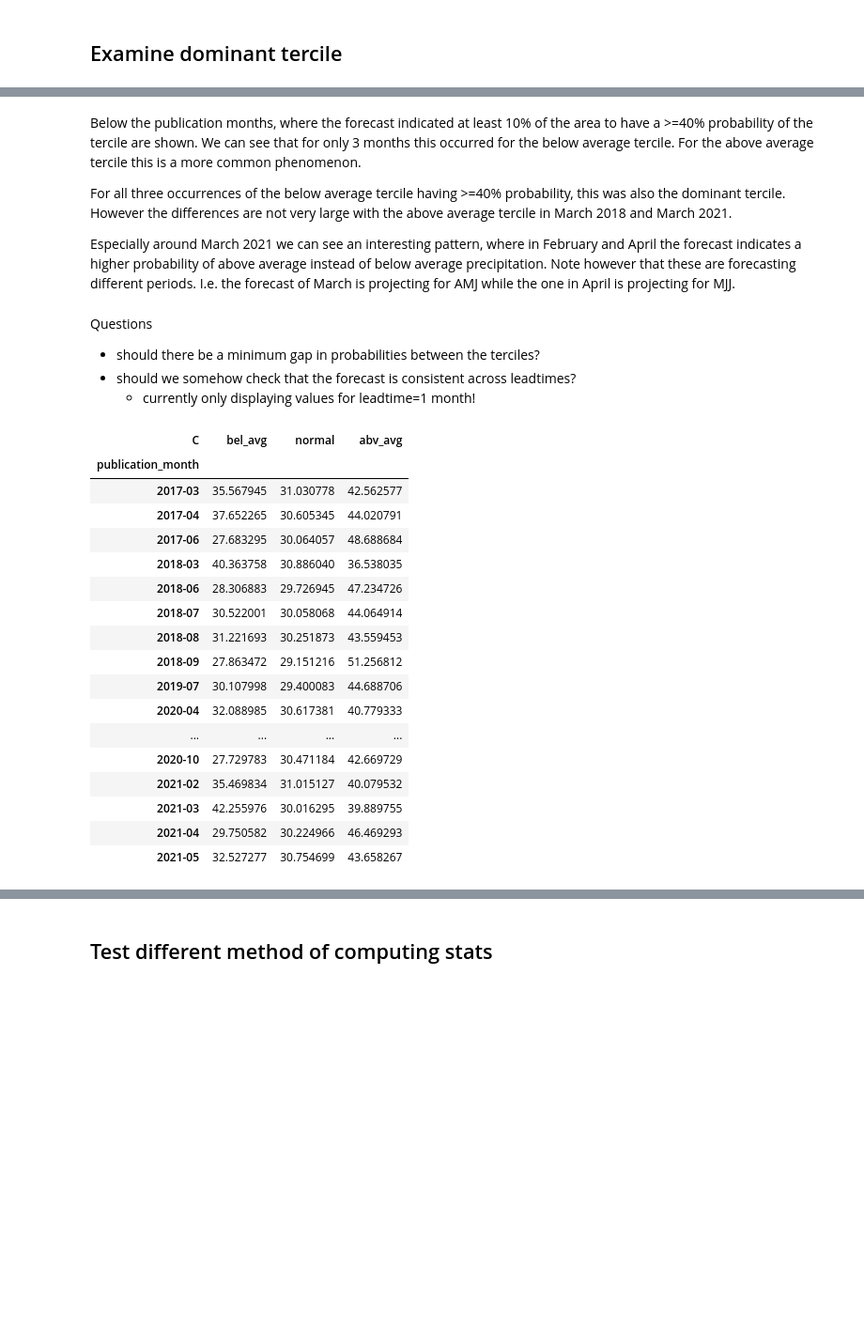
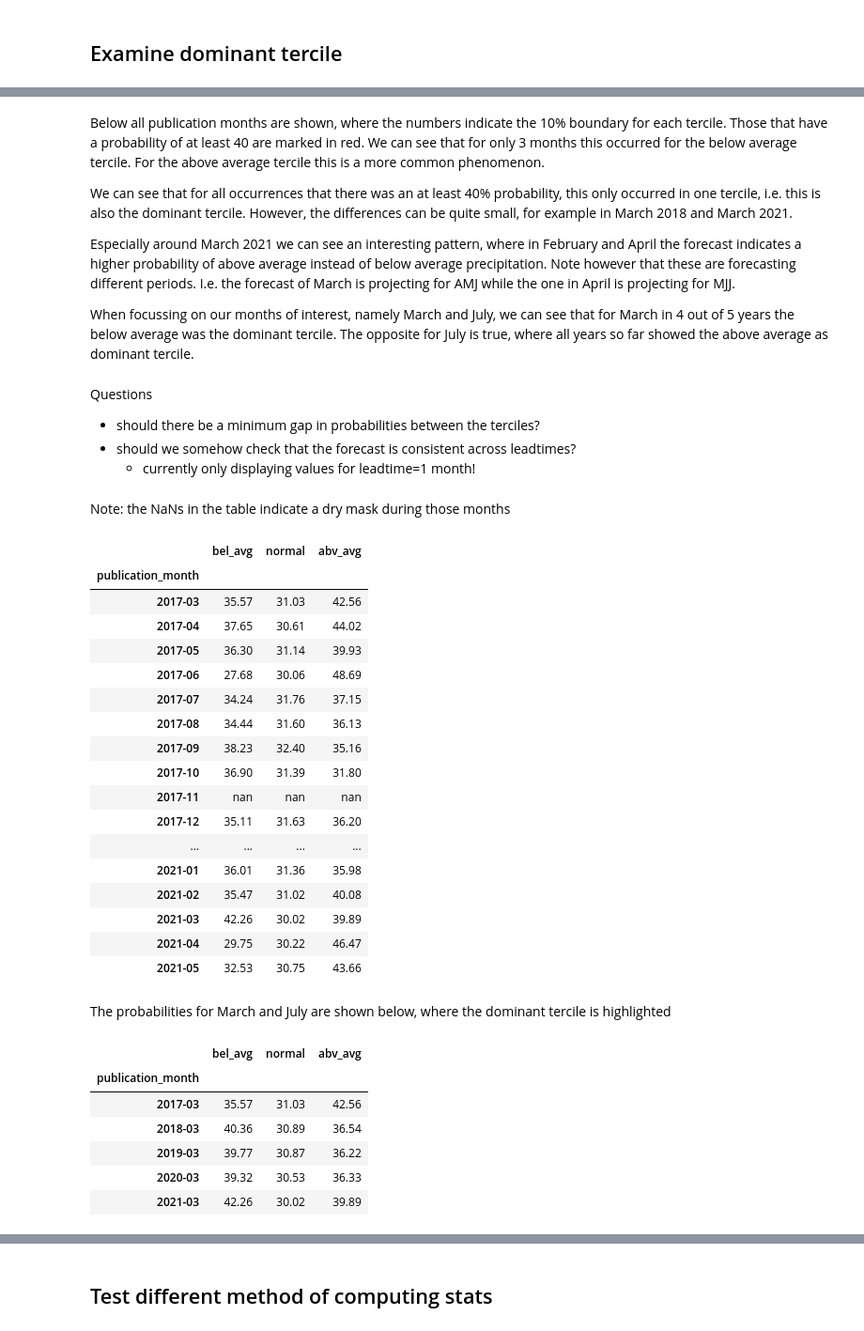
Before and after one commit to OCHA-DAP/pa-anticipatory-action, a Jupyter notebook: analyses/bfa/notebooks/_build/jupyter_execute/bfa_seas_bavg_iriforecast.ipynb, the cells around one changed output, grey strips where cells are left out. Shown at 94% size. Saved outputs shown, nothing was run; the diff lists cells and outputs as text; code cells hidden in the pictures; blank space fills up the shorter version.

```diff
--- a/analyses/bfa/notebooks/_build/jupyter_execute/bfa_seas_bavg_iriforecast.ipynb
+++ b/analyses/bfa/notebooks/_build/jupyter_execute/bfa_seas_bavg_iriforecast.ipynb
@@ -386,14 +390,18 @@ Since we are working with aggregation we have to determine what method we use to
 # %%
 stats_region["publication_month"]=stats_region["F"].dt.to_period("M")
 stats_region_10perc=stats_region.pivot(index=['publication_month','L'], columns='C', values='10quant_cell').reset_index().rename(columns={0:"bel_avg",1:"normal",2:"abv_avg"})
+#remove index name
+stats_region_10perc = stats_region_10perc.rename_axis(None, axis=1)
 # %%
 stats_region_10perc_l1=stats_region_10perc[stats_region_10perc.L==1]
 # %% [markdown]
-Below the publication months, where the forecast indicated at least 10% of the area to have a >=40% probability of the tercile are shown. We can see that for only 3 months this occurred for the below average tercile. For the above average tercile this is a more common phenomenon.
+Below all publication months are shown, where the numbers indicate the 10% boundary for each tercile. Those that have a probability of at least 40 are marked in red. We can see that for only 3 months this occurred for the below average tercile. For the above average tercile this is a more common phenomenon.
 
-For all three occurrences of the below average tercile having >=40% probability, this was also the dominant tercile. However the differences are not very large with the above average tercile in March 2018 and March 2021.
+We can see that for all occurrences that there was an at least 40% probability, this only occurred in one tercile, i.e. this is also the dominant tercile.  However, the differences can be quite small, for example in March 2018 and March 2021.
 
 Especially around March 2021 we can see an interesting pattern, where in February and April the forecast indicates a higher probability of above average instead of below average precipitation. Note however that these are forecasting different periods. I.e. the forecast of March is projecting for AMJ while the one in April is projecting for MJJ.
+
+When focussing on our months of interest, namely March and July, we can see that for March in 4 out of 5 years the below average was the dominant tercile. The opposite for July is true, where all years so far showed the above average as dominant tercile.
 # %% [markdown]
 Questions
 
@@ -402,31 +410,45 @@ Questions
      - currently only displaying values for leadtime=1 month!
 # %%
 stats_region_10perc_40th_l1=stats_region_10perc_l1[(stats_region_10perc_l1.select_dtypes(include=np.number) >= 40).any(1)]
+# %% [markdown]
+Note: the NaNs in the table indicate a dry mask during those months
+# %%
+stats_region_10perc_l1.drop("L",axis=1).set_index(["publication_month"]).style.apply(lambda x: ["color: red" if v >=40 else "" for v in x], axis = 1).set_precision(2)
+# %% [output]
+|  | bel_avg | normal | abv_avg |
+| publication_month |  |  |  |
+| 2017-03 | 35.57 | 31.03 | 42.56 |
+| 2017-04 | 37.65 | 30.61 | 44.02 |
+| 2017-05 | 36.30 | 31.14 | 39.93 |
+| 2017-06 | 27.68 | 30.06 | 48.69 |
+| 2017-07 | 34.24 | 31.76 | 37.15 |
+| 2017-08 | 34.44 | 31.60 | 36.13 |
+| 2017-09 | 38.23 | 32.40 | 35.16 |
+| 2017-10 | 36.90 | 31.39 | 31.80 |
+| 2017-11 | nan | nan | nan |
+| 2017-12 | 35.11 | 31.63 | 36.20 |
+| ... | ... | ... | ... |
+| 2021-01 | 36.01 | 31.36 | 35.98 |
+| 2021-02 | 35.47 | 31.02 | 40.08 |
+| 2021-03 | 42.26 | 30.02 | 39.89 |
+| 2021-04 | 29.75 | 30.22 | 46.47 |
+| 2021-05 | 32.53 | 30.75 | 43.66 |
+# %% [markdown]
+The probabilities for March and July are shown below, where the dominant tercile is highlighted
 # %%
 def highlight_max(s):
     '''
     highlight the maximum in a Series yellow.
     '''
     is_max = s == s.max()
     return ['color: red' if v else 'black' for v in is_max]
 
-stats_region_10perc_40th_l1.drop("L",axis=1).set_index(["publication_month"]).style.apply(highlight_max,axis=1)
+stats_region_10perc_l1[stats_region_10perc_l1.publication_month.dt.month.isin([3])].drop("L",axis=1).set_index(["publication_month"]).style.apply(highlight_max,axis=1).set_precision(2)
 # %% [output]
-| C | bel_avg | normal | abv_avg |
+|  | bel_avg | normal | abv_avg |
 | publication_month |  |  |  |
-| 2017-03 | 35.567945 | 31.030778 | 42.562577 |
-| 2017-04 | 37.652265 | 30.605345 | 44.020791 |
-| 2017-06 | 27.683295 | 30.064057 | 48.688684 |
-| 2018-03 | 40.363758 | 30.886040 | 36.538035 |
-| 2018-06 | 28.306883 | 29.726945 | 47.234726 |
-| 2018-07 | 30.522001 | 30.058068 | 44.064914 |
-| 2018-08 | 31.221693 | 30.251873 | 43.559453 |
-| 2018-09 | 27.863472 | 29.151216 | 51.256812 |
-| 2019-07 | 30.107998 | 29.400083 | 44.688706 |
-| 2020-04 | 32.088985 | 30.617381 | 40.779333 |
-| ... | ... | ... | ... |
-| 2020-10 | 27.729783 | 30.471184 | 42.669729 |
-| 2021-02 | 35.469834 | 31.015127 | 40.079532 |
-| 2021-03 | 42.255976 | 30.016295 | 39.889755 |
-| 2021-04 | 29.750582 | 30.224966 | 46.469293 |
-| 2021-05 | 32.527277 | 30.754699 | 43.658267 |
+| 2017-03 | 35.57 | 31.03 | 42.56 |
+| 2018-03 | 40.36 | 30.89 | 36.54 |
+| 2019-03 | 39.77 | 30.87 | 36.22 |
+| 2020-03 | 39.32 | 30.53 | 36.33 |
+| 2021-03 | 42.26 | 30.02 | 39.89 |
```
Also changed, not shown: parts of 10 cells of this notebook, 15 other files.
